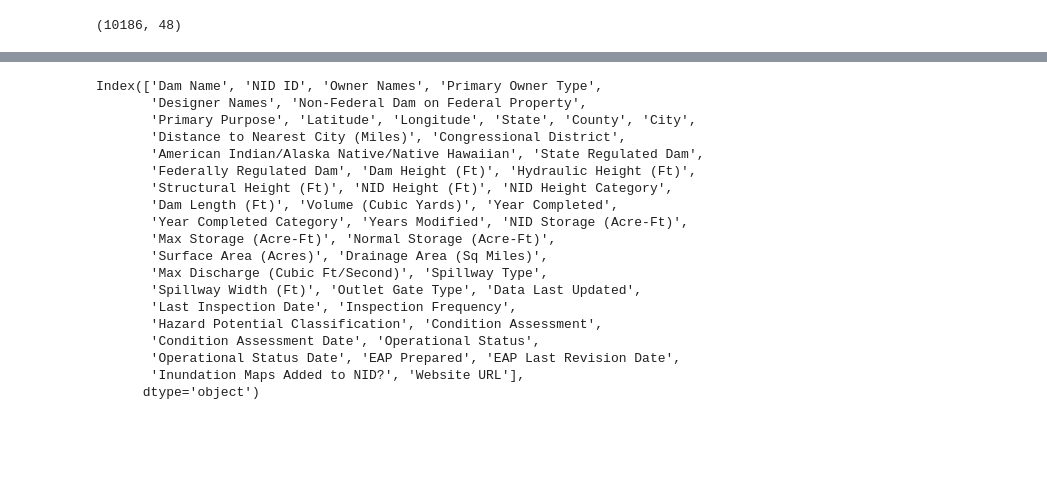
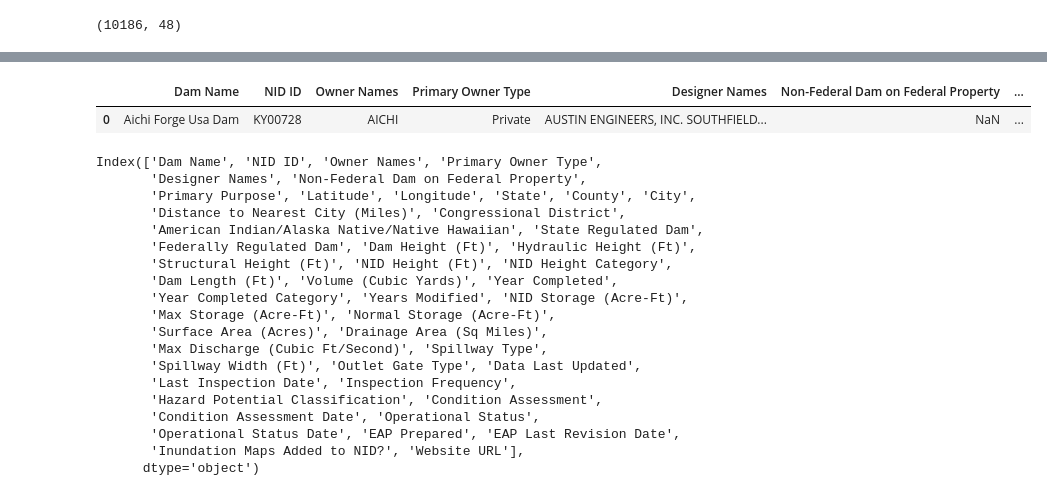
Before and after one commit to rishi-wqd190004/plotly_scripting, a Jupyter notebook: figure_fridays/week_20/eda.ipynb, the cells around one changed output, grey strips where cells are left out. Cells and saved outputs as stored; diff of their text form; code cells hidden in the pictures; blank space fills up the shorter version.

```diff
--- a/figure_fridays/week_20/eda.ipynb
+++ b/figure_fridays/week_20/eda.ipynb
@@ -16,6 +16,11 @@ df.head()
 | 2 | Dod Usa 4 | OK20998 | DEPT. OF DEFENSE/US ARMY RESERVE ... | Federal | NaN | No | ... |
 | 3 | Dod Usa 2 | OK20994 | DEPT. OF DEFENSE/US ARMY RESERVE ... | Federal | NaN | No | ... |
 | 4 | Girl Scouts of Usa Dam | NC02637 | Girl Scouts, Carolina Peaks to Pi... | Private | NaN | NaN | ... |
+# %%
+df[df['Owner Names'] == 'AICHI']
+# %% [output]
+|  | Dam Name | NID ID | Owner Names | Primary Owner Type | Designer Names | Non-Federal Dam on Federal Property | ... |
+| 0 | Aichi Forge Usa Dam | KY00728 | AICHI | Private | AUSTIN ENGINEERS, INC. SOUTHFIELD... | NaN | ... |
 # %%
 df.columns
 # %% [output]
```
Also changed, not shown: parts of 2 cells of this notebook, 2 other files.
